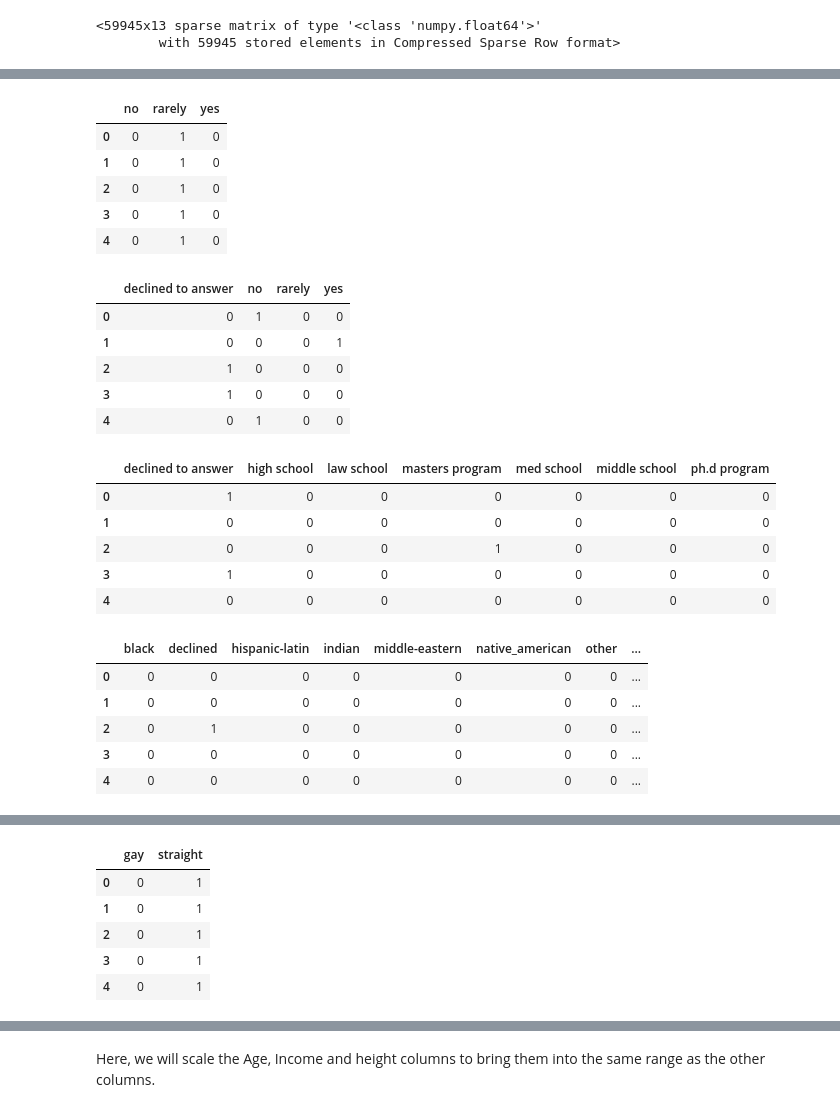
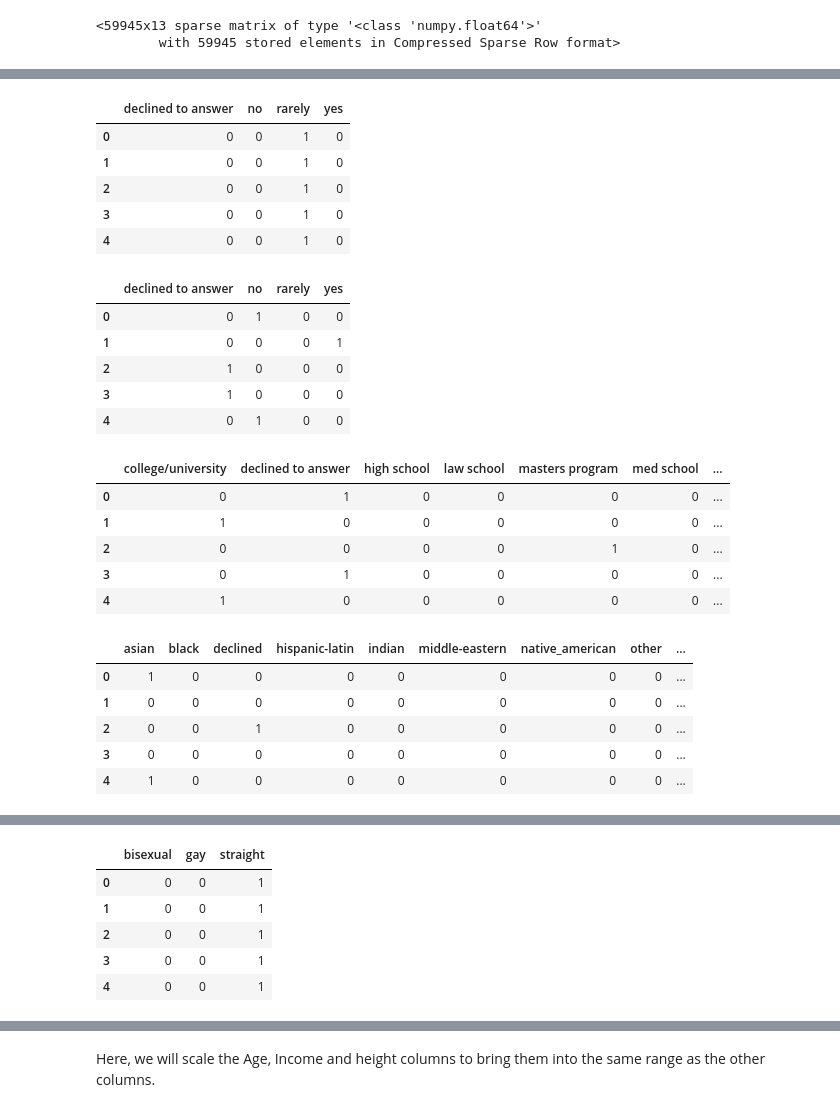
Before and after one commit to Manochitra20/OkCupid_Dating_with_ML, a Jupyter notebook: Mano/Profile_preprocessing.ipynb, the cells around one changed output, grey strips where cells are left out. Saved outputs shown, nothing was run; the diff lists cells and outputs as text; code cells hidden in the pictures.

```diff
--- a/Mano/Profile_preprocessing.ipynb
+++ b/Mano/Profile_preprocessing.ipynb
@@ -184,61 +184,61 @@ display(sign_encoded)
 #bodytype
 bodytype_df = pd.DataFrame(bodytype_encoded.toarray().astype(int), columns=bodytype_ohe.categories_[0], dtype=int)
 # drop first column for redundancy
-bodytype_df = bodytype_df.drop(bodytype_df.columns[1], axis=1)
+#bodytype_df = bodytype_df.drop(bodytype_df.columns[0], axis=1)
 display(bodytype_df.head())
 
 #diet
 diet_df = pd.DataFrame(diet_encoded.toarray().astype(int), columns=diet_ohe.categories_[0], dtype=int)
-diet_df = diet_df.drop(diet_df.columns[0], axis=1)
+#diet_df = diet_df.drop(diet_df.columns[0], axis=1)
 display(diet_df.head())
 
 #drinks
 drinks_df = pd.DataFrame(drinks_encoded.toarray().astype(int), columns=drinks_ohe.categories_[0], dtype=int)
-drinks_df = drinks_df.drop(drinks_df.columns[0], axis=1)
+#drinks_df = drinks_df.drop(drinks_df.columns[0], axis=1)
 display(drinks_df.head())
 
 #drugs
 drugs_df = pd.DataFrame(drugs_encoded.toarray().astype(int), columns=drugs_ohe.categories_[0], dtype=int)
-drugs_encoded = drugs_df.drop(drugs_df.columns[0], axis=1)
+#drugs_encoded = drugs_df.drop(drugs_df.columns[0], axis=1)
 display(drugs_df.head())
 
 #education
 education_df = pd.DataFrame(education_encoded.toarray().astype(int), columns=education_ohe.categories_[0], dtype=int)
-education_df = education_df.drop(education_df.columns[0], axis=1)
+#education_df = education_df.drop(education_df.columns[0], axis=1)
 display(education_df.head())
 
 #ethnicity
 ethnicity_df = pd.DataFrame(ethnicity_encoded.toarray().astype(int), columns=ethnicity_ohe.categories_[0], dtype=int)
-ethnicity_df = ethnicity_df.drop(ethnicity_df.columns[0], axis=1)
+#ethnicity_df = ethnicity_df.drop(ethnicity_df.columns[0], axis=1)
 display(ethnicity_df.head())
 
 # Jobs
 job_df = pd.DataFrame(job_encoded.toarray().astype(int), columns=job_ohe.categories_[0], dtype=int)
-job_df = job_df.drop(job_df.columns[0], axis=1)
+#job_df = job_df.drop(job_df.columns[0], axis=1)
 display(job_df.head())
 
 #orientation
 orientation_df = pd.DataFrame(orientation_encoded.toarray().astype(int), columns=orientation_ohe.categories_[0], dtype=int)
-orientation_df = orientation_df.drop(orientation_df.columns[0], axis=1)
+#orientation_df = orientation_df.drop(orientation_df.columns[0], axis=1)
 display(orientation_df.head())
 
 # Status
 status_df = pd.DataFrame(status_encoded.toarray().astype(int), columns=status_ohe.categories_[0], dtype=int)
-status_df = status_df.drop(status_df.columns[1], axis=1)
+#status_df = status_df.drop(status_df.columns[0], axis=1)
 display(status_df.head())
 
 #religion
 religion_df = pd.DataFrame(religion_encoded.toarray().astype(int), columns=religion_ohe.categories_[0], dtype=int)
-religion_df = religion_df.drop(religion_df.columns[1], axis=1)
+#religion_df = religion_df.drop(religion_df.columns[0], axis=1)
 display(religion_df.head())
 
 #smokes
 smokes_df = pd.DataFrame(smokes_encoded.toarray().astype(int), columns=smokes_ohe.categories_[0], dtype=int)
-smokes_df = smokes_df.drop(smokes_df.columns[1], axis=1)
+#smokes_df = smokes_df.drop(smokes_df.columns[0], axis=1)
 display(smokes_df.head())
 
 #sign
 sign_df = pd.DataFrame(sign_encoded.toarray().astype(int), columns=sign_ohe.categories_[0], dtype=int)
-sign_df = sign_df.drop(sign_df.columns[1], axis=1)
+#sign_df = sign_df.drop(sign_df.columns[0], axis=1)
 display(sign_df.head())
 # %% [output]
@@ -257,24 +257,24 @@ display(sign_df.head())
-|  | no | rarely | yes |
-| 0 | 0 | 1 | 0 |
-| 1 | 0 | 1 | 0 |
-| 2 | 0 | 1 | 0 |
-| 3 | 0 | 1 | 0 |
-| 4 | 0 | 1 | 0 |
+|  | declined to answer | no | rarely | yes |
+| 0 | 0 | 0 | 1 | 0 |
+| 1 | 0 | 0 | 1 | 0 |
+| 2 | 0 | 0 | 1 | 0 |
+| 3 | 0 | 0 | 1 | 0 |
+| 4 | 0 | 0 | 1 | 0 |
 |  | declined to answer | no | rarely | yes |
 | 0 | 0 | 1 | 0 | 0 |
 | 1 | 0 | 0 | 0 | 1 |
 | 2 | 1 | 0 | 0 | 0 |
 | 3 | 1 | 0 | 0 | 0 |
 | 4 | 0 | 1 | 0 | 0 |
-|  | declined to answer | high school | law school | masters program | med school | middle school | ph.d program |
-| 0 | 1 | 0 | 0 | 0 | 0 | 0 | 0 |
-| 1 | 0 | 0 | 0 | 0 | 0 | 0 | 0 |
-| 2 | 0 | 0 | 0 | 1 | 0 | 0 | 0 |
-| 3 | 1 | 0 | 0 | 0 | 0 | 0 | 0 |
-| 4 | 0 | 0 | 0 | 0 | 0 | 0 | 0 |
+|  | college/university | declined to answer | high school | law school | masters program | med school | ... |
+| 0 | 0 | 1 | 0 | 0 | 0 | 0 | ... |
+| 1 | 1 | 0 | 0 | 0 | 0 | 0 | ... |
+| 2 | 0 | 0 | 0 | 0 | 1 | 0 | ... |
+| 3 | 0 | 1 | 0 | 0 | 0 | 0 | ... |
+| 4 | 1 | 0 | 0 | 0 | 0 | 0 | ... |
-|  | black | declined | hispanic-latin | indian | middle-eastern | native_american | other | ... |
-| 0 | 0 | 0 | 0 | 0 | 0 | 0 | 0 | ... |
-| 1 | 0 | 0 | 0 | 0 | 0 | 0 | 0 | ... |
-| 2 | 0 | 1 | 0 | 0 | 0 | 0 | 0 | ... |
-| 3 | 0 | 0 | 0 | 0 | 0 | 0 | 0 | ... |
-| 4 | 0 | 0 | 0 | 0 | 0 | 0 | 0 | ... |
+|  | asian | black | declined | hispanic-latin | indian | middle-eastern | native_american | other | ... |
+| 0 | 1 | 0 | 0 | 0 | 0 | 0 | 0 | 0 | ... |
+| 1 | 0 | 0 | 0 | 0 | 0 | 0 | 0 | 0 | ... |
+| 2 | 0 | 0 | 1 | 0 | 0 | 0 | 0 | 0 | ... |
+| 3 | 0 | 0 | 0 | 0 | 0 | 0 | 0 | 0 | ... |
+| 4 | 1 | 0 | 0 | 0 | 0 | 0 | 0 | 0 | ... |
@@ -287,6 +287,6 @@ display(sign_df.head())
-|  | gay | straight |
-| 0 | 0 | 1 |
-| 1 | 0 | 1 |
-| 2 | 0 | 1 |
-| 3 | 0 | 1 |
-| 4 | 0 | 1 |
+|  | bisexual | gay | straight |
+| 0 | 0 | 0 | 1 |
+| 1 | 0 | 0 | 1 |
+| 2 | 0 | 0 | 1 |
+| 3 | 0 | 0 | 1 |
+| 4 | 0 | 0 | 1 |
```
Also changed, not shown: parts of 4 cells of this notebook, 21 other files.
